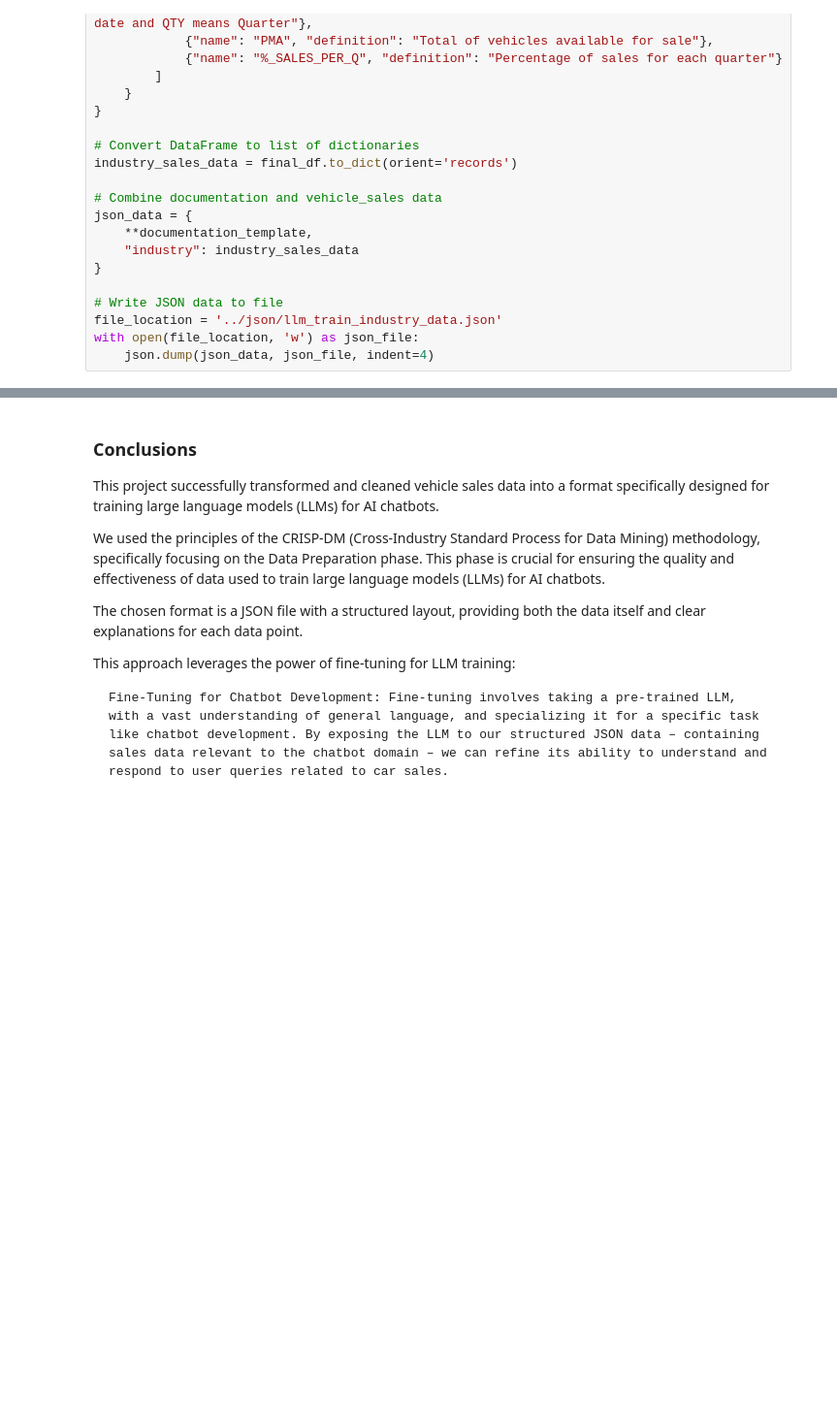
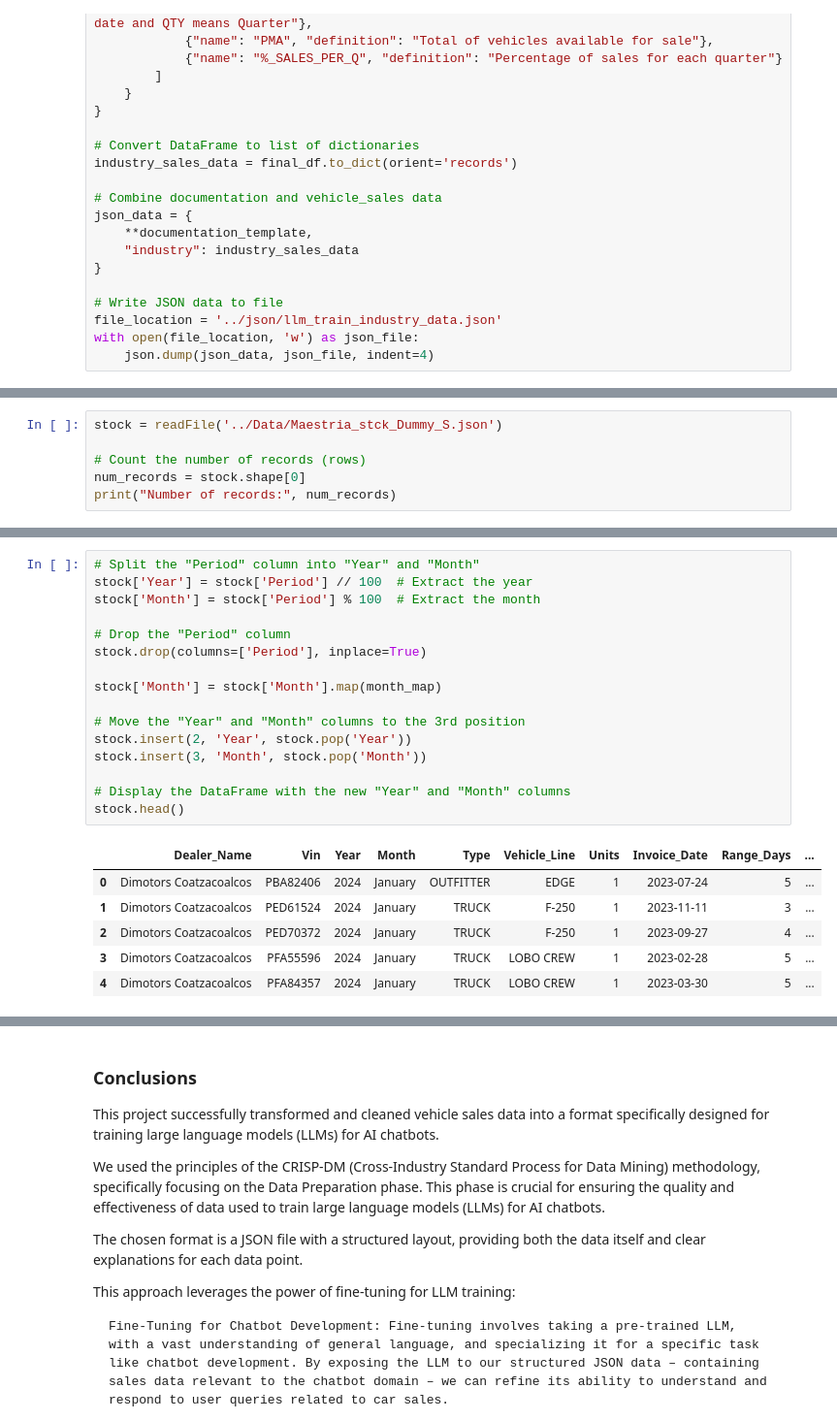
Before and after one commit to A01793578/AI_Chatbot, a Jupyter notebook: notebooks/Avance2.39.ipynb, the cells around one changed output, grey strips where cells are left out. Shown: that part at 97% size. Drawn from its saved outputs; the diff is of its cells as text; blank space fills up the shorter version.

```diff
--- a/notebooks/Avance2.39.ipynb
+++ b/notebooks/Avance2.39.ipynb
@@ -392,0 +395,6 @@ with open(file_location, 'w') as json_file:
+# %%
+stock = readFile('../Data/Maestria_stck_Dummy_S.json')
+
+# Count the number of records (rows)
+num_records = stock.shape[0]
+print("Number of records:", num_records)
@@ -392,0 +431,23 @@ with open(file_location, 'w') as json_file:
+# %%
+# Split the "Period" column into "Year" and "Month"
+stock['Year'] = stock['Period'] // 100  # Extract the year
+stock['Month'] = stock['Period'] % 100  # Extract the month
+
+# Drop the "Period" column
+stock.drop(columns=['Period'], inplace=True)
+
+stock['Month'] = stock['Month'].map(month_map)
+
+# Move the "Year" and "Month" columns to the 3rd position
+stock.insert(2, 'Year', stock.pop('Year'))
+stock.insert(3, 'Month', stock.pop('Month'))
+
+# Display the DataFrame with the new "Year" and "Month" columns
+stock.head()
+# %% [output]
+|  | Dealer_Name | Vin | Year | Month | Type | Vehicle_Line | Units | Invoice_Date | Range_Days | ... |
+| 0 | Dimotors Coatzacoalcos | PBA82406 | 2024 | January | OUTFITTER | EDGE | 1 | 2023-07-24 | 5 | ... |
+| 1 | Dimotors Coatzacoalcos | PED61524 | 2024 | January | TRUCK | F-250 | 1 | 2023-11-11 | 3 | ... |
+| 2 | Dimotors Coatzacoalcos | PED70372 | 2024 | January | TRUCK | F-250 | 1 | 2023-09-27 | 4 | ... |
+| 3 | Dimotors Coatzacoalcos | PFA55596 | 2024 | January | TRUCK | LOBO CREW | 1 | 2023-02-28 | 5 | ... |
+| 4 | Dimotors Coatzacoalcos | PFA84357 | 2024 | January | TRUCK | LOBO CREW | 1 | 2023-03-30 | 5 | ... |
```
Also changed, not shown: parts of 8 cells of this notebook, 2 other files.
